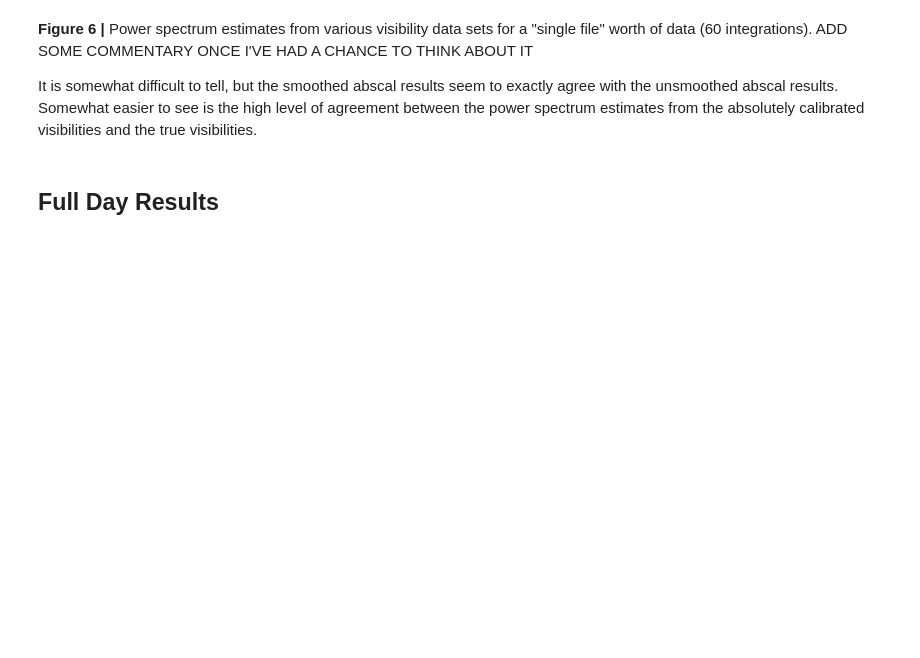
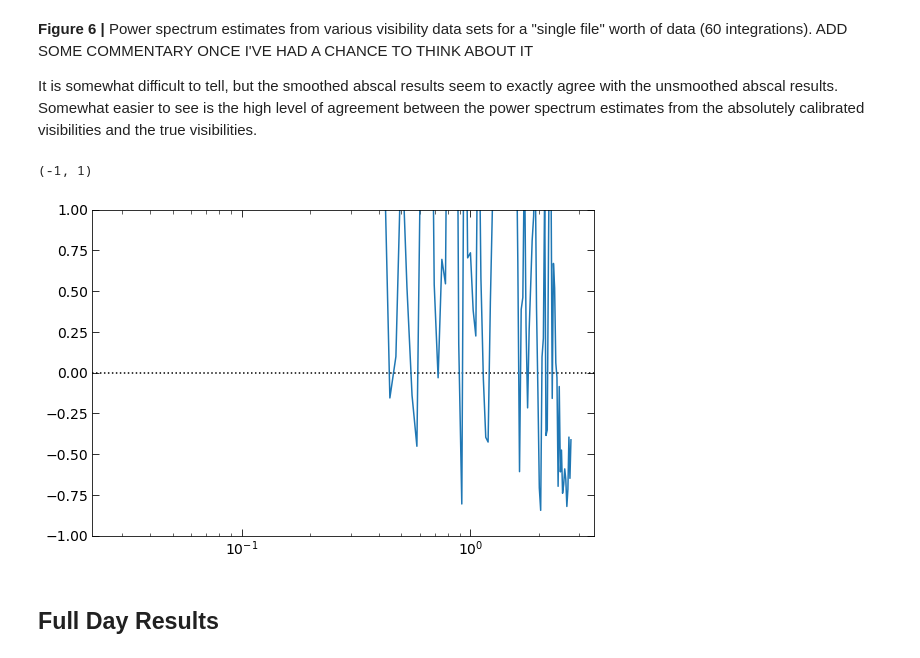
Before and after one commit to HERA-Team/hera-validation, a Jupyter notebook: test-series/1/test-1.1.0.ipynb, the cells around one changed output. Drawn from its saved outputs; the diff is of its cells as text; code cells hidden in the pictures; blank space fills up the shorter version.

```diff
--- a/test-series/1/test-1.1.0.ipynb
+++ b/test-series/1/test-1.1.0.ipynb
@@ -421,10 +422,10 @@ def get_k_nyquist(uvp_avg, spw=0):
 
     return np.amax(tau_nyquist)*uvp_avg.cosmo.tau_to_kpara(z_mean, little_h=False)
 # %%
-def aliased_power_spectrum(k, k_nyquist):
+def aliased_power_spectrum(k, k_nyquist, z):
     A0 = 1e1 * (1./0.2)**-2.
     Pk = 1e6 * A0 * (np.pi)**2. * 1./(2. * k_nyquist * np.sin(np.pi*k /(2*k_nyquist)))**2
-    return Pk
+    return Pk * cosmo.h**3 / (1 + z)**2
 # %%
 for key in data_dict.keys():
     pspec_file = path_dict[key]['ps']
@@ -518,6 +516,21 @@ ax[0].legend(loc='upper right', fontsize=12)
 **Figure 6 |** Power spectrum estimates from various visibility data sets for a "single file" worth of data (60 integrations). ADD SOME COMMENTARY ONCE I'VE HAD A CHANCE TO THINK ABOUT IT
 
 It is somewhat difficult to tell, but the smoothed abscal results seem to exactly agree with the unsmoothed abscal results. Somewhat easier to see is the high level of agreement between the power spectrum estimates from the absolutely calibrated visibilities and the true visibilities.
+# %%
+# Look at the residual compared to the analytic EoR
+k_paras = data_dict['EoR + foregrounds']['avg'].get_kparas(0)
+analytic = get_analytic_spectrum(data_dict['EoR + foregrounds']['avg'], 0)
+calculated = data_dict['EoR + foregrounds']['avg'].get_data((0, blps[0], ('pI', 'pI')))
+residuals = (calculated.real - analytic) / analytic
+fig1, ax1 = plt.subplots(1, 1, figsize=(9, 6))
+ax1.axhline(0, ls=':', c='k')
+ax1.plot(k_paras, residuals[0])
+ax1.set_xscale('log')
+ax1.set_ylim([-1, 1])
+# ax1.set_yscale('log')
+# %% [output]
+(-1, 1)
+[figure, added]
 # %% [markdown]
 ## Full Day Results
 # %% [markdown]
```
Also changed, not shown: parts of 6 cells of this notebook.
